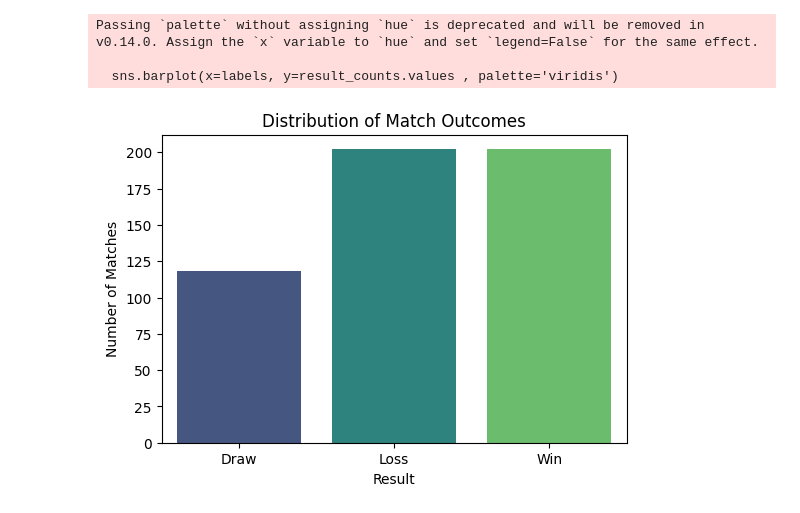
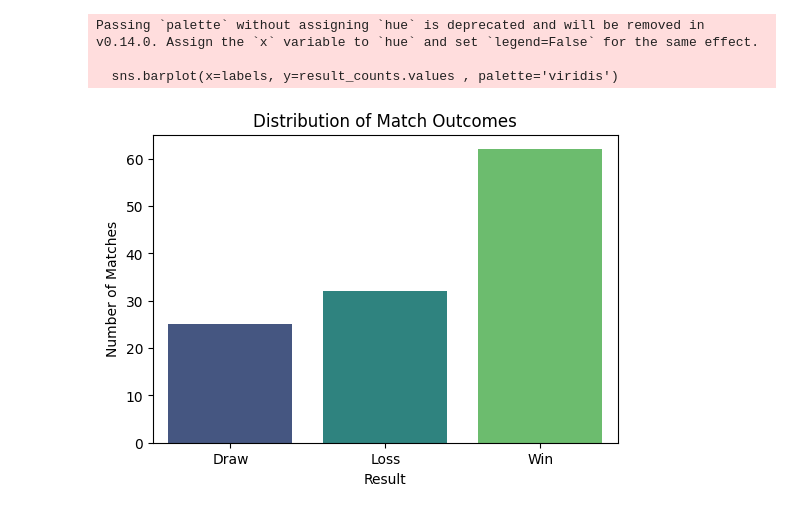
Before and after one commit to ejcalvillo/ai_sports_analytics, a Jupyter notebook: Notebooks/classification.ipynb, the cells around one changed output. Drawn from its saved outputs; the diff is of its cells as text; code cells hidden in the pictures.

Commit message:
Updated Matches, incorporating xGs,  bypassed API

```diff
--- a/Notebooks/classification.ipynb
+++ b/Notebooks/classification.ipynb
@@ -1,11 +1,11 @@
 # %%
 import pandas as pd
-from sklearn.model_selection import train_test_split
 
-data = pd.read_csv('../data/pl_matches_final.csv')
-
-data = data[data['date'] > '2025-01-01']
-data.sort_values(by='date', inplace=True)
+data = pd.read_csv('../data/currmatches.csv')
+# %%
+data['Date'] = pd.to_datetime(data['Date'])
+data.sort_values(by='Date', inplace=True)
+#data = data[data['Date'] > '2024-01-01']
 # %%
 train_size = int(len(data) * 0.8)
 train = data.iloc[:train_size]
@@ -113,22 +94,22 @@ weighted avg       0.47      0.53      0.47       105
 # %%
 import matplotlib.pyplot as plt
 import seaborn as sns
 
 # Value counts
-result_counts = data['home_result'].value_counts().sort_index()
+result_counts = data['result'].value_counts().sort_index()
 labels = ['Draw', 'Loss', 'Win']
 
 plt.figure(figsize=(6,4))
 sns.barplot(x=labels, y=result_counts.values , palette='viridis')
 plt.title('Distribution of Match Outcomes')
 plt.xlabel('Result')
 plt.ylabel('Number of Matches')
 plt.show()
 # %% [output]
 Passing `palette` without assigning `hue` is deprecated and will be removed in v0.14.0. Assign the `x` variable to `hue` and set `legend=False` for the same effect.
 
   sns.barplot(x=labels, y=result_counts.values , palette='viridis')
-[figure, old version]
+[figure, new version]
 # %%
 import pandas as pd
 import numpy as np
```
Also changed, not shown: parts of 18 cells of this notebook, 15 other files.
